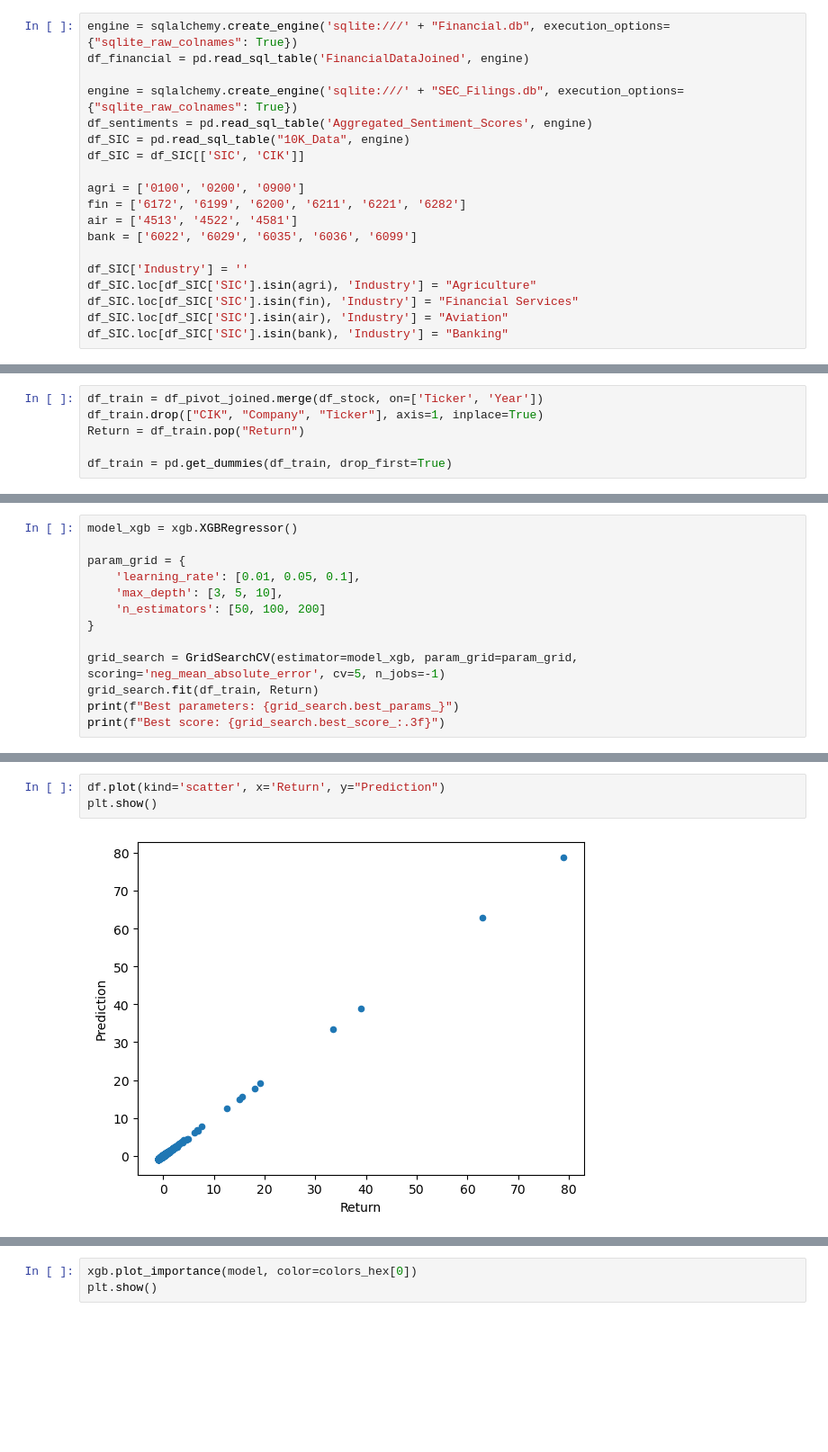
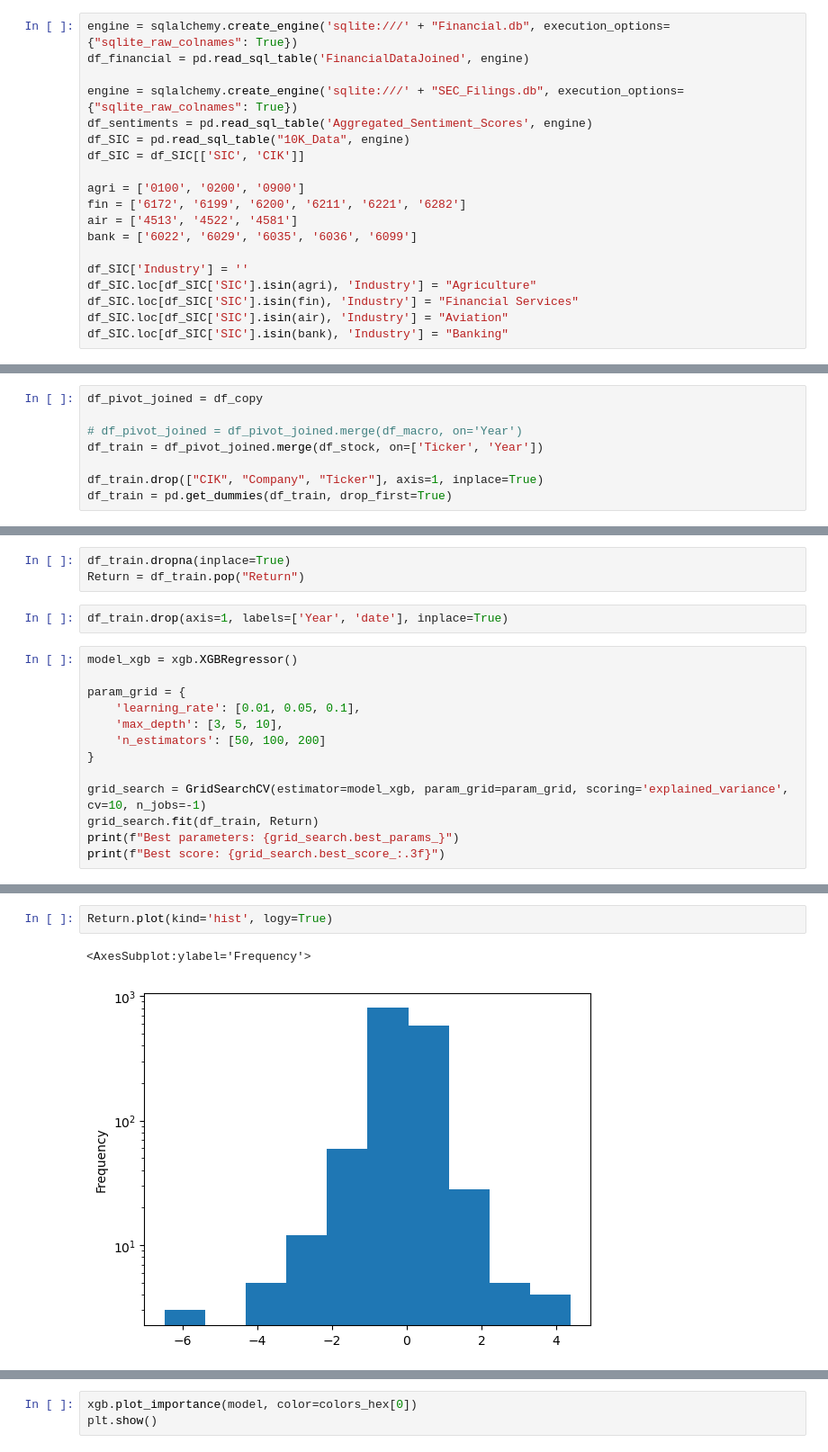
Before and after one commit to gav-conn/Finanacial_Data_Science, a Jupyter notebook: FDS_Project/MachineLearning_Model.ipynb, the cells around one changed output, grey strips where cells are left out. Shown: that part at 90% size. Saved outputs shown, nothing was run; the diff lists cells and outputs as text; blank space fills up the shorter version.

```diff
--- a/FDS_Project/MachineLearning_Model.ipynb
+++ b/FDS_Project/MachineLearning_Model.ipynb
@@ -114,6 +164,8 @@ df_pivot_joined.loc[df_pivot_joined['logMktCap'].isna()]
 # %%
+df_pivot_joined = df_copy
+
+# df_pivot_joined = df_pivot_joined.merge(df_macro, on='Year')
 df_train = df_pivot_joined.merge(df_stock, on=['Ticker', 'Year'])
+
 df_train.drop(["CIK", "Company", "Ticker"], axis=1, inplace=True)
-Return = df_train.pop("Return")
-
 df_train = pd.get_dummies(df_train, drop_first=True)
@@ -120,3 +188,8 @@ df_train = pd.get_dummies(df_train, drop_first=True)
+# %%
+df_train.dropna(inplace=True)
+Return = df_train.pop("Return")
+# %%
+df_train.drop(axis=1, labels=['Year', 'date'], inplace=True)
 # %%
 model_xgb = xgb.XGBRegressor()
 
@@ -126,7 +199,7 @@ param_grid = {
     'n_estimators': [50, 100, 200]
 }
 
-grid_search = GridSearchCV(estimator=model_xgb, param_grid=param_grid, scoring='neg_mean_absolute_error', cv=5, n_jobs=-1)
+grid_search = GridSearchCV(estimator=model_xgb, param_grid=param_grid, scoring='explained_variance', cv=10, n_jobs=-1)
 grid_search.fit(df_train, Return)
 print(f"Best parameters: {grid_search.best_params_}")
 print(f"Best score: {grid_search.best_score_:.3f}")
@@ -152,5 +209,5 @@ XGBoostError: [10:19:14] C:\buildkite-agent\builds\buildkite-windows-cpu-autosca
-# %%
-df.plot(kind='scatter', x='Return', y="Prediction")
-plt.show()
-# %% [output]
-[figure, removed]
+# %%
+Return.plot(kind='hist', logy=True)
+# %% [output]
+<AxesSubplot:ylabel='Frequency'>
+[figure, added]
```
Also changed, not shown: parts of 15 cells of this notebook, 2 other files.
